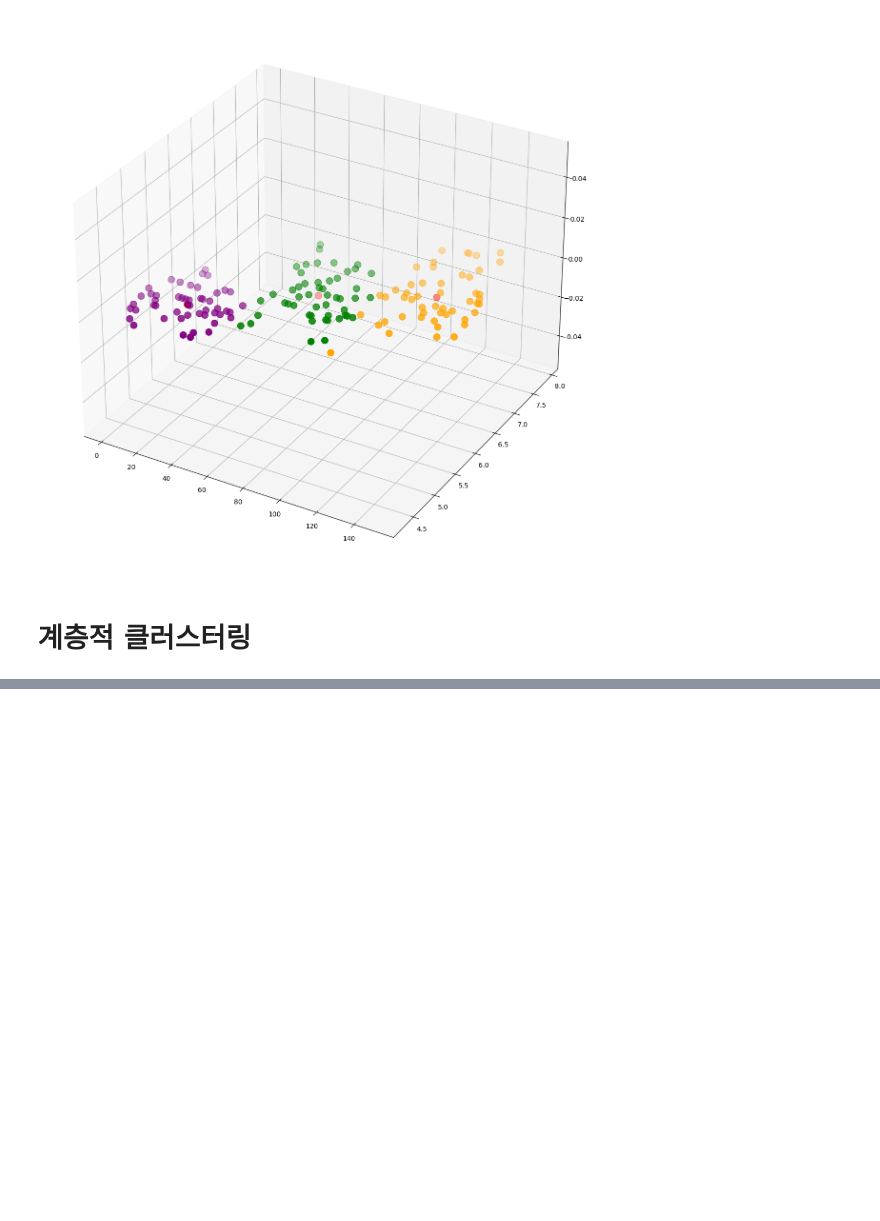
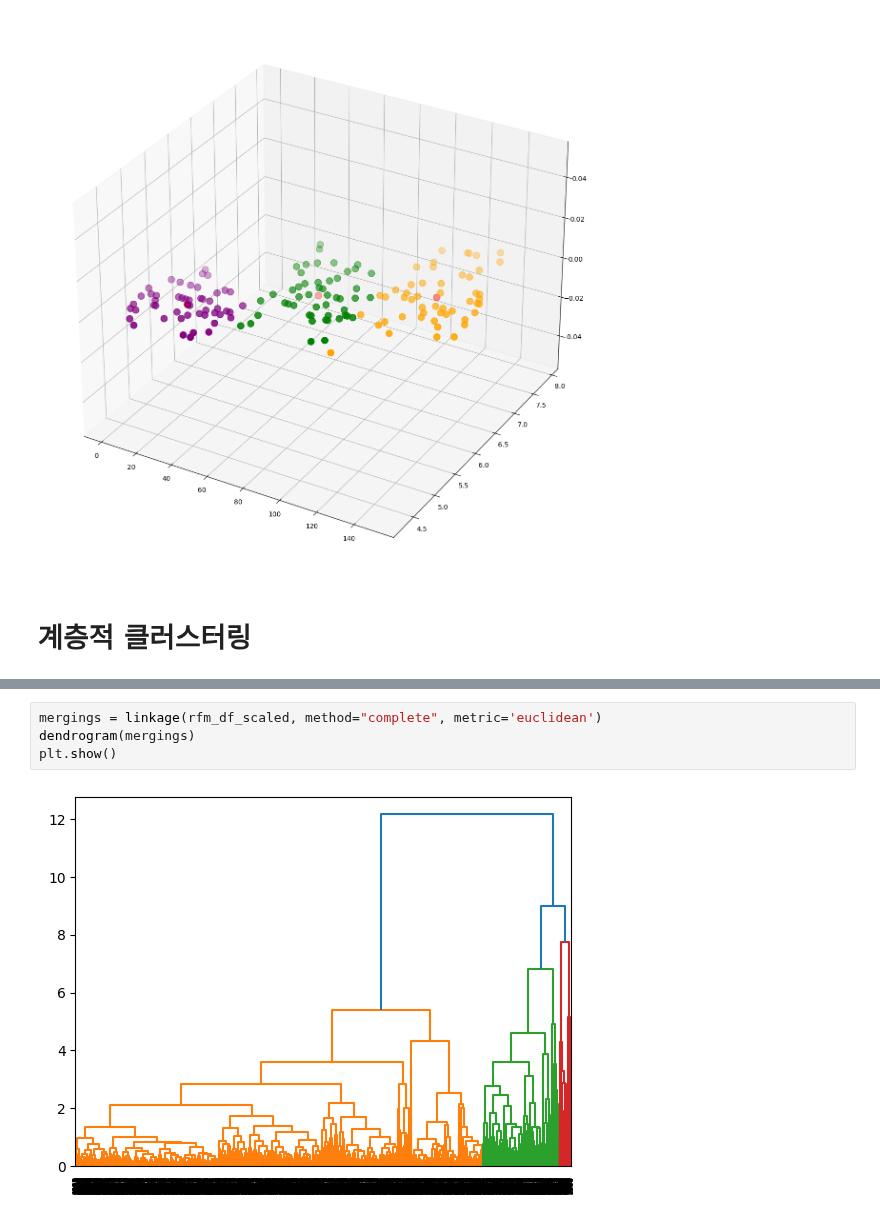
Before and after one commit to bloblog/TIL, a Jupyter notebook: MLDL_Transcription.ipynb, the cells around one changed output, grey strips where cells are left out. Cells and saved outputs as stored; diff of their text form; blank space fills up the shorter version.

```diff
--- a/MLDL_Transcription.ipynb
+++ b/MLDL_Transcription.ipynb
@@ -1290,0 +1497,6 @@ plt.show()
+# %%
+mergings = linkage(rfm_df_scaled, method="complete", metric='euclidean')
+dendrogram(mergings)
+plt.show()
+# %% [output]
+[figure, added]
```
Also changed, not shown: parts of 26 cells of this notebook.
